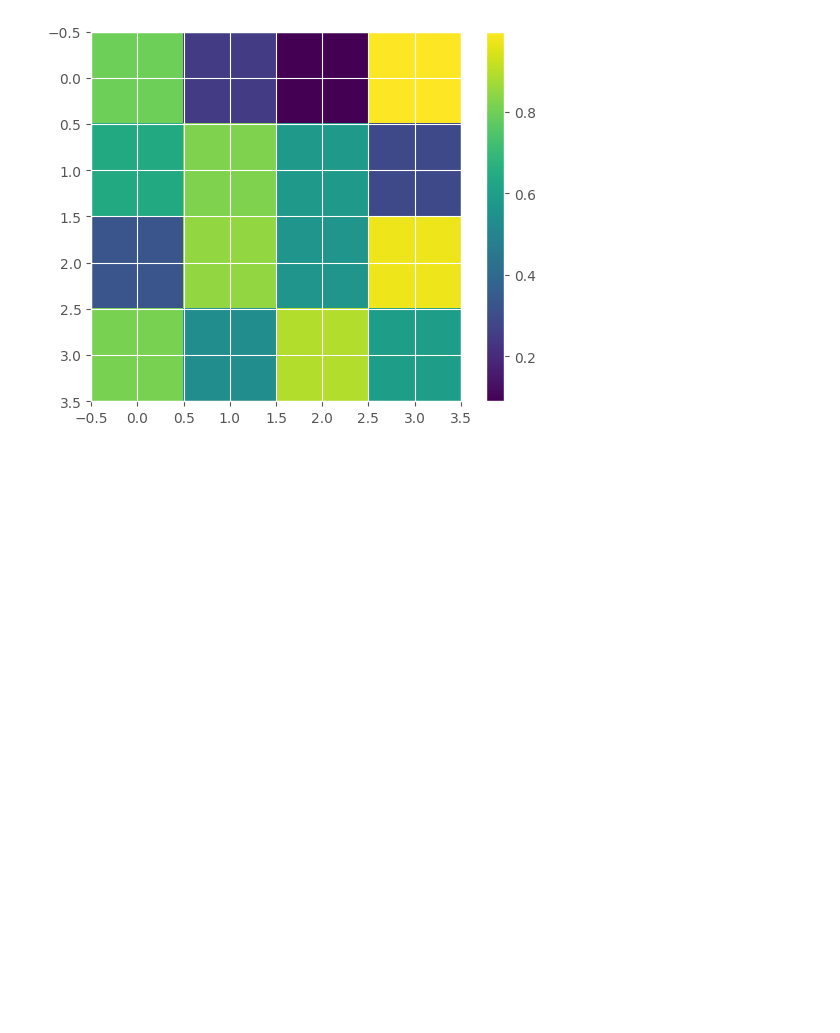
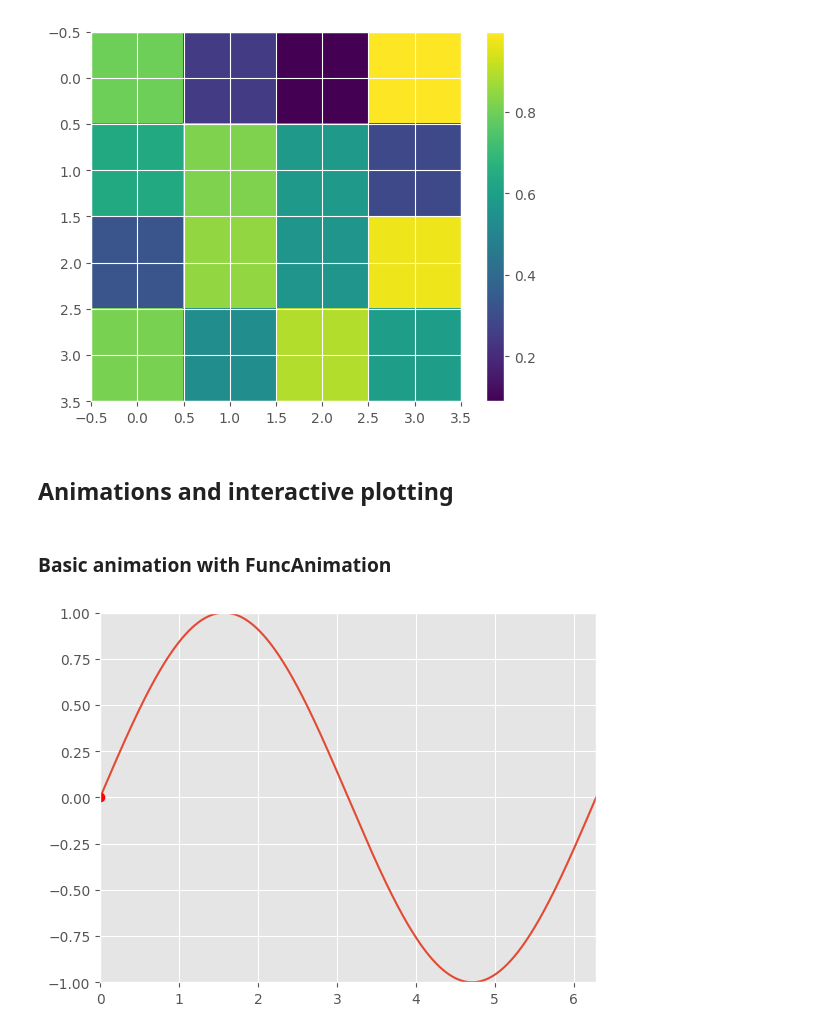
Before and after one commit to dbasdanis/python_practice, a Jupyter notebook: plots/plots.ipynb, the cells around one changed output. Saved outputs shown, nothing was run; the diff lists cells and outputs as text; code cells hidden in the pictures; blank space fills up the shorter version.

Commit message:
feat: basic animation

```diff
--- a/plots/plots.ipynb
+++ b/plots/plots.ipynb
@@ -71,3 +71,34 @@ colorbar()
 show()
 # %% [output]
 [figure]
+# %% [markdown]
+## Animations and interactive plotting
+# %% [markdown]
+### Basic animation with FuncAnimation
+# %%
+import numpy as np
+import matplotlib.pyplot as plt
+import matplotlib.animation as animation
+
+TWOPI = 2*np.pi
+
+fig, ax = plt.subplots()
+
+t = np.arange(0.0, TWOPI, 0.001)
+s = np.sin(t)
+l = plt.plot(t, s)
+
+ax = plt.axis([0,TWOPI, -1,1])
+
+redDot, = plt.plot([0], [np.sin(0)], 'ro')
+
+def animate(i):
+    redDot.set_data(i, np.sin(i))
+    return redDot,
+
+# create animation using the animate() function
+myAnimation = animation.FuncAnimation(fig, animate, frames = np.arange(0.0, TWOPI, 0.1), interval=10, blit=True, repeat=True)
+
+plt.show()
+# %% [output]
+[figure, added]
```
